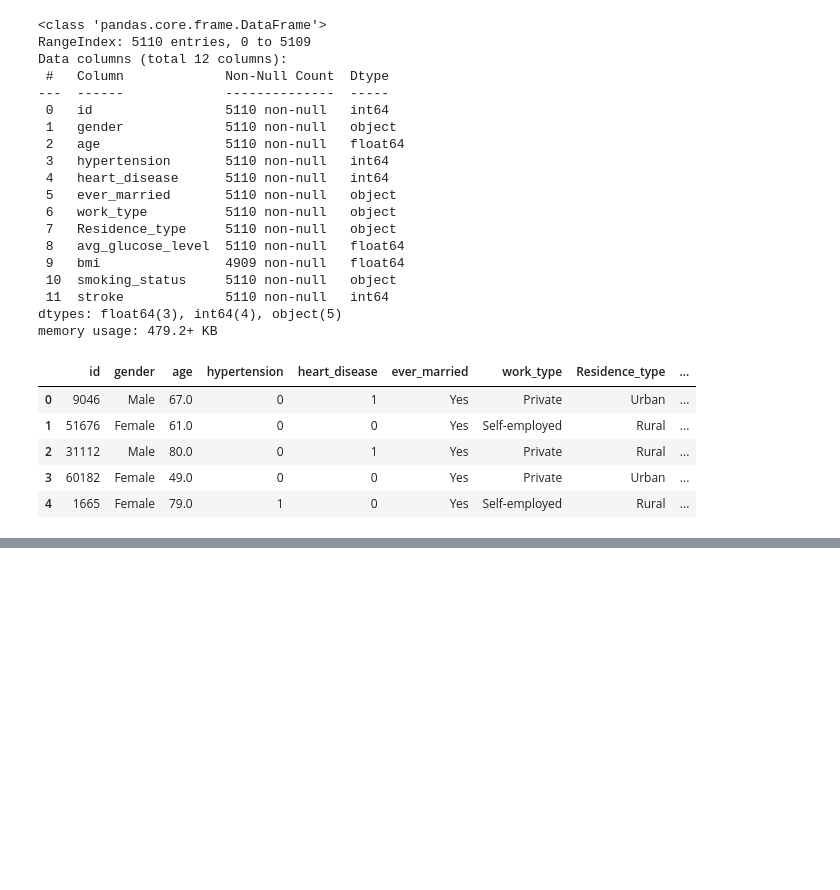
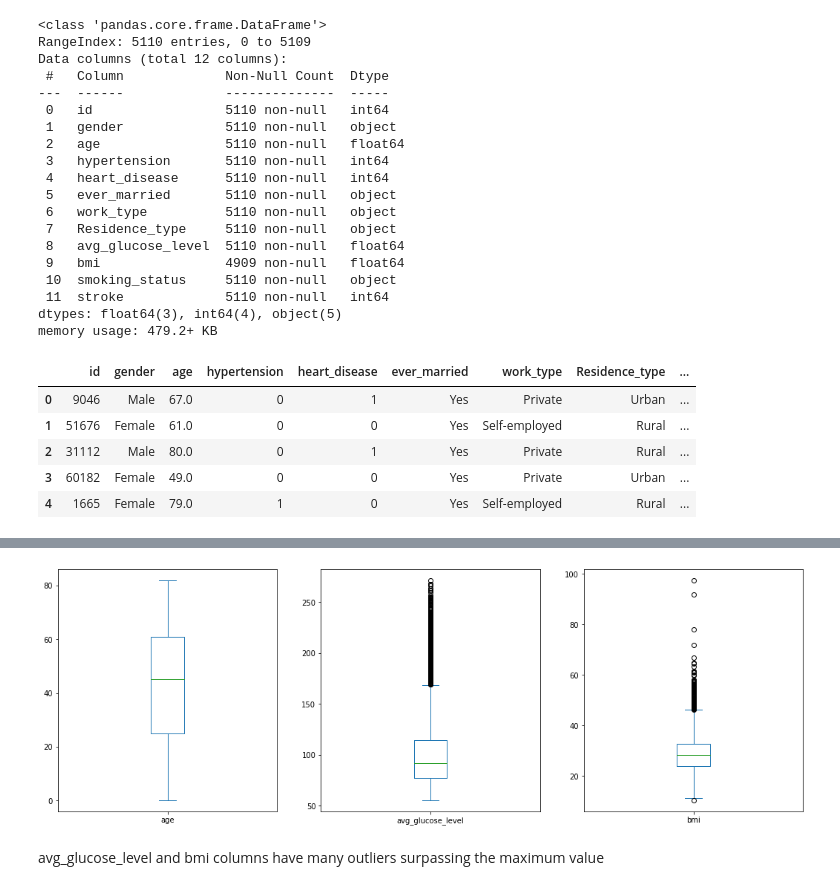
Before and after one commit to Gracey701/Stroke-Project, a Jupyter notebook: Project_2.ipynb, the cells around one changed output, grey strips where cells are left out. Cells and saved outputs as stored; diff of their text form; code cells hidden in the pictures; blank space fills up the shorter version.

```diff
--- a/Project_2.ipynb
+++ b/Project_2.ipynb
@@ -123,0 +250,14 @@ dtype: int64
+# %%
+plt.figure(figsize=(18,6))
+plt.subplot(1,3,1)
+eda_stroke['age'].plot(kind='box')
+
+plt.subplot(1,3,2)
+eda_stroke['avg_glucose_level'].plot(kind='box')
+
+plt.subplot(1,3,3)
+eda_stroke['bmi'].plot(kind='box');
+# %% [output]
+[figure, added]
+# %% [markdown]
+avg_glucose_level and bmi columns have many outliers surpassing the maximum value
```
Also changed, not shown: parts of 24 cells of this notebook.
